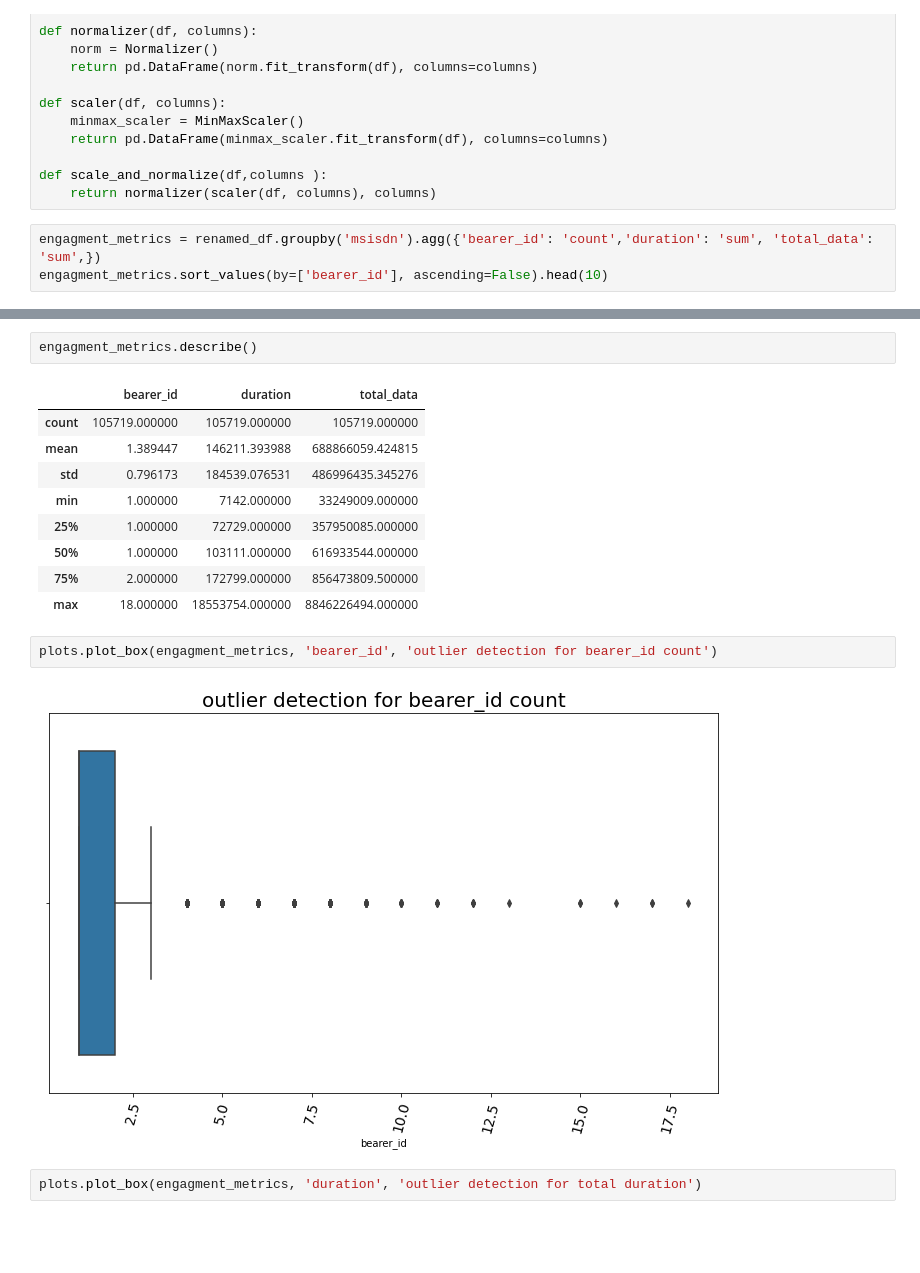
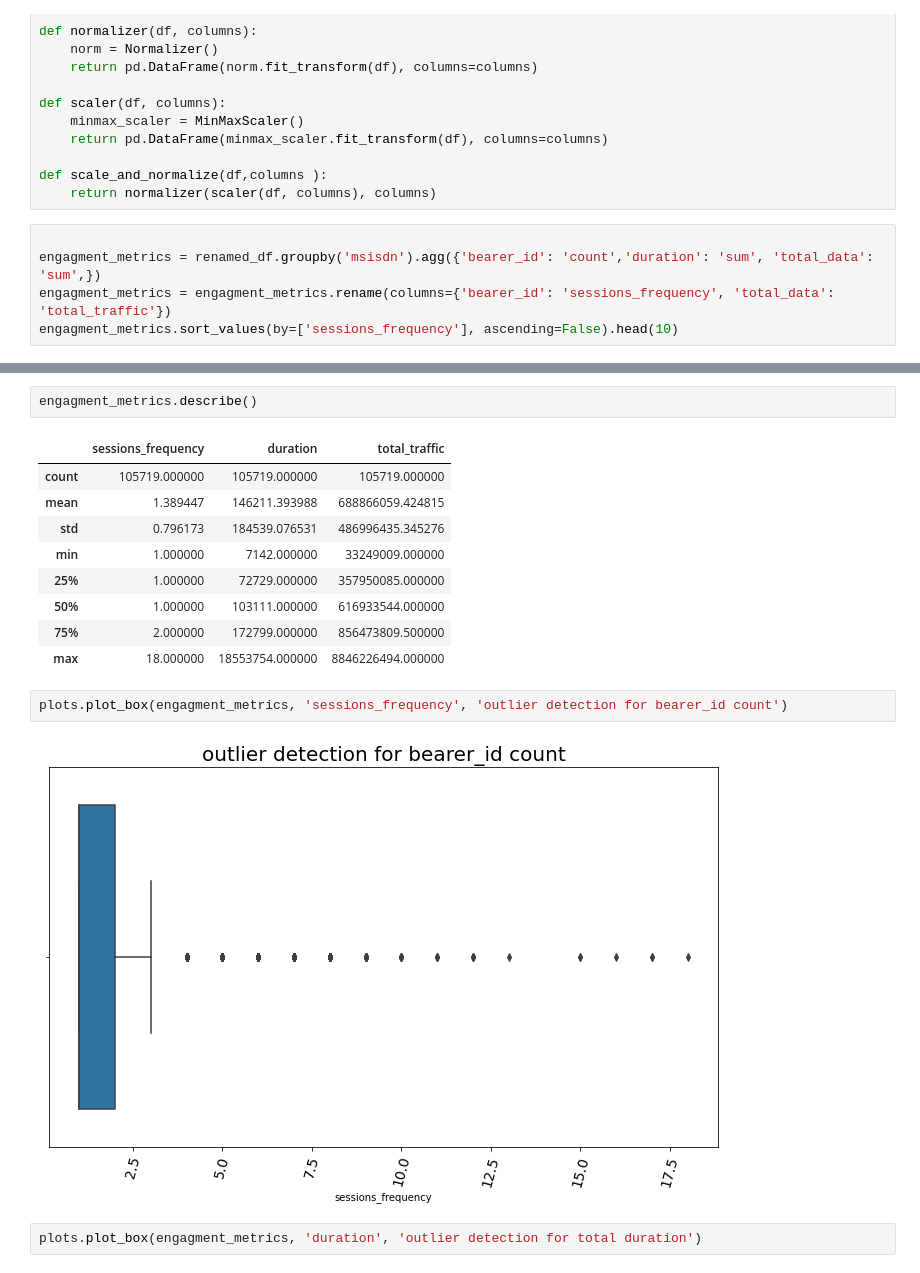
Before and after one commit to educhinski/telecom_data_analysis, a Jupyter notebook: Notebooks/UserEngagementAnalysis.ipynb, the cells around one changed output, grey strips where cells are left out. Saved outputs shown, nothing was run; the diff lists cells and outputs as text; blank space fills up the shorter version.

Commit message:
engagement analysis using application data metrics

```diff
--- a/Notebooks/UserEngagementAnalysis.ipynb
+++ b/Notebooks/UserEngagementAnalysis.ipynb
@@ -137,6 +137,8 @@ def scaler(df, columns):
 def scale_and_normalize(df,columns ):
     return normalizer(scaler(df, columns), columns)
 # %%
+
 engagment_metrics = renamed_df.groupby('msisdn').agg({'bearer_id': 'count','duration': 'sum', 'total_data': 'sum',})
-engagment_metrics.sort_values(by=['bearer_id'], ascending=False).head(10)
+engagment_metrics = engagment_metrics.rename(columns={'bearer_id': 'sessions_frequency', 'total_data': 'total_traffic'})
+engagment_metrics.sort_values(by=['sessions_frequency'], ascending=False).head(10)
 # %% [output]
@@ -155,7 +157,7 @@ engagment_metrics.sort_values(by=['bearer_id'], ascending=False).head(10)
 # %%
 engagment_metrics.describe()
 # %% [output]
-|  | bearer_id | duration | total_data |
+|  | sessions_frequency | duration | total_traffic |
 | count | 105719.000000 | 105719.000000 | 105719.000000 |
 | mean | 1.389447 | 146211.393988 | 688866059.424815 |
 | std | 0.796173 | 184539.076531 | 486996435.345276 |
@@ -165,9 +167,9 @@ engagment_metrics.describe()
 | 75% | 2.000000 | 172799.000000 | 856473809.500000 |
 | max | 18.000000 | 18553754.000000 | 8846226494.000000 |
 # %%
-plots.plot_box(engagment_metrics, 'bearer_id', 'outlier detection for bearer_id count')
+plots.plot_box(engagment_metrics, 'sessions_frequency', 'outlier detection for bearer_id count')
 # %% [output]
-[figure, old version]
+[figure, new version]
 # %%
 plots.plot_box(engagment_metrics, 'duration', 'outlier detection for total duration')
 # %% [output]
```
Also changed, not shown: parts of 17 cells of this notebook, 2 other files.
